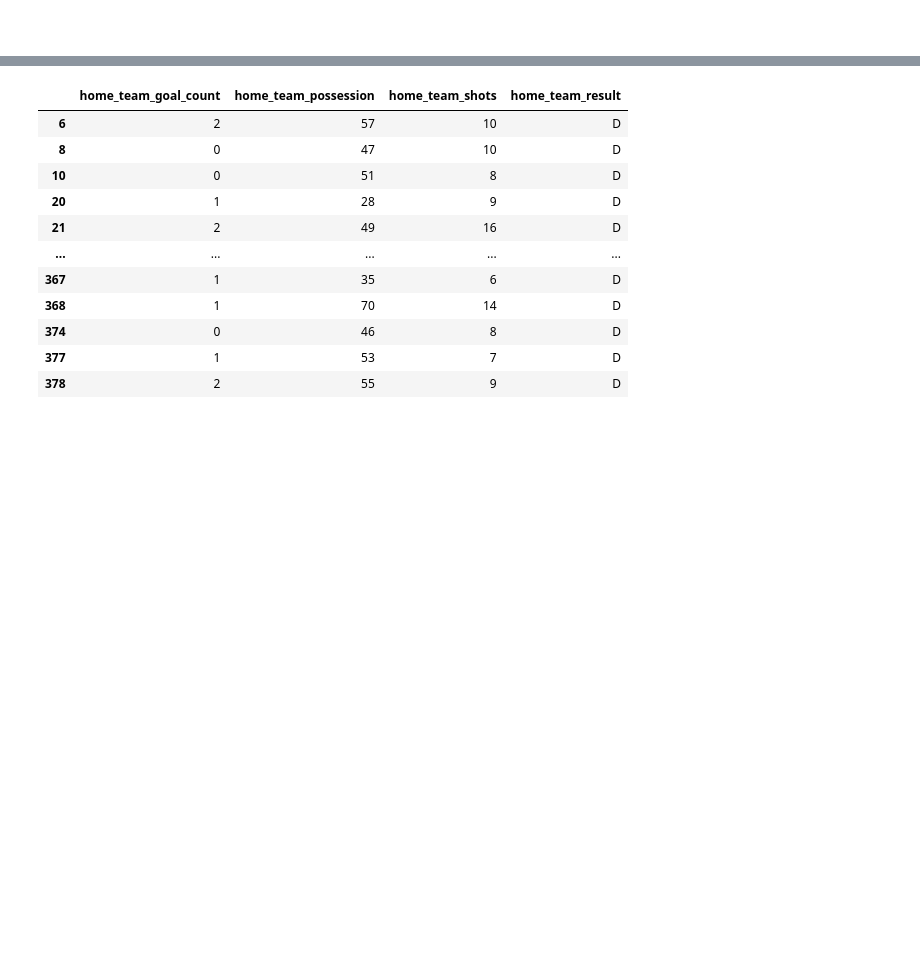
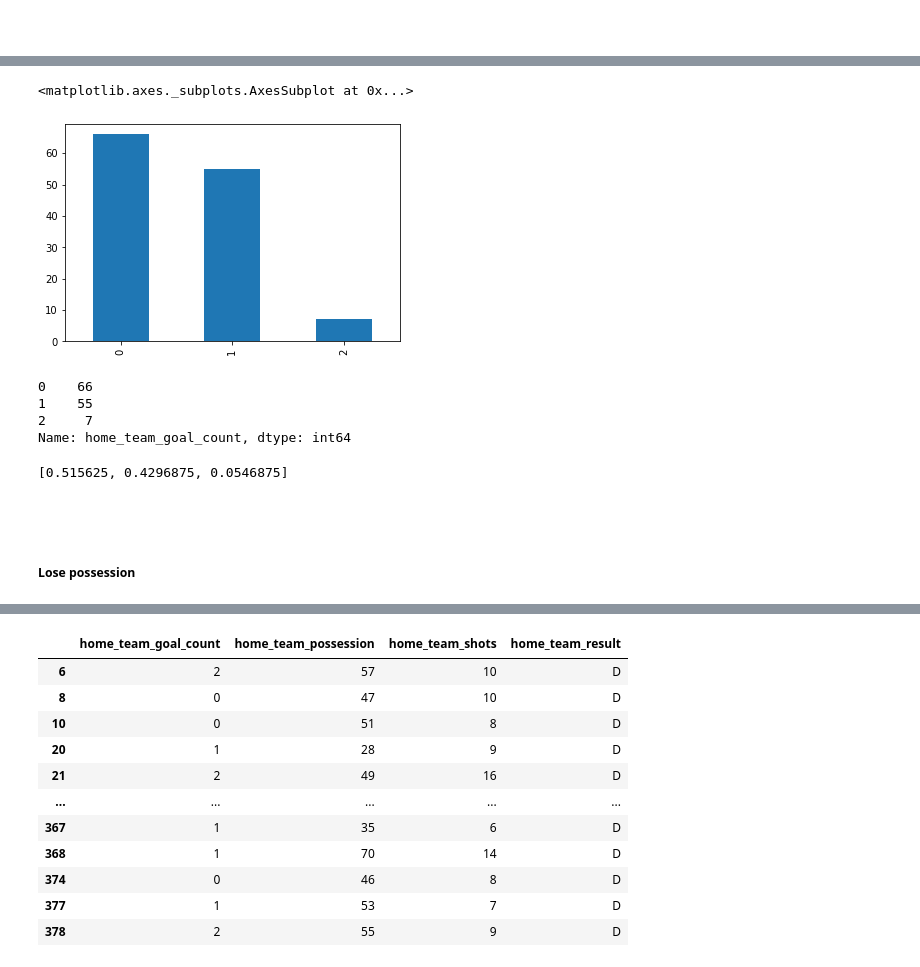
Before and after one commit to colm-o-caoimh/FootballSimulation, a Jupyter notebook: PDA_Project2020.ipynb, the cells around one changed output, grey strips where cells are left out. Saved outputs shown, nothing was run; the diff lists cells and outputs as text; code cells hidden in the pictures; blank space fills up the shorter version.

Commit message:
First simulated data set generated; lose data set investigated; Much tidying up to be done

```diff
--- a/PDA_Project2020.ipynb
+++ b/PDA_Project2020.ipynb
@@ -479,0 +491,31 @@ lose_only
+# %%
+# Create series containing count of number of goals scored
+lose_goal_count_distribution = lose_only['home_team_goal_count'].value_counts()
+
+# Sort values
+lose_goal_count_distribution = lose_goal_count_distribution.sort_index()
+
+# Plot on a bar chart
+lose_goal_count_distribution.plot(kind='bar')
+# %% [output]
+<matplotlib.axes._subplots.AxesSubplot at 0x...>
+[figure, added]
+# %%
+lose_goal_count_distribution
+# %% [output]
+0    66
+1    55
+2     7
+Name: home_team_goal_count, dtype: int64
+# %%
+# Divide the frequency of each goal scored by total number of matches lost and add to list
+lose_goal_count_prob = list(lose_goal_count_distribution / 128)
+
+# Output list of probabilities
+lose_goal_count_prob
+# %% [output]
+[0.515625, 0.4296875, 0.0546875]
+# %% [markdown]
+<br>
+# %% [markdown]
+##### Lose possession
```
Also changed, not shown: parts of 76 cells of this notebook.
